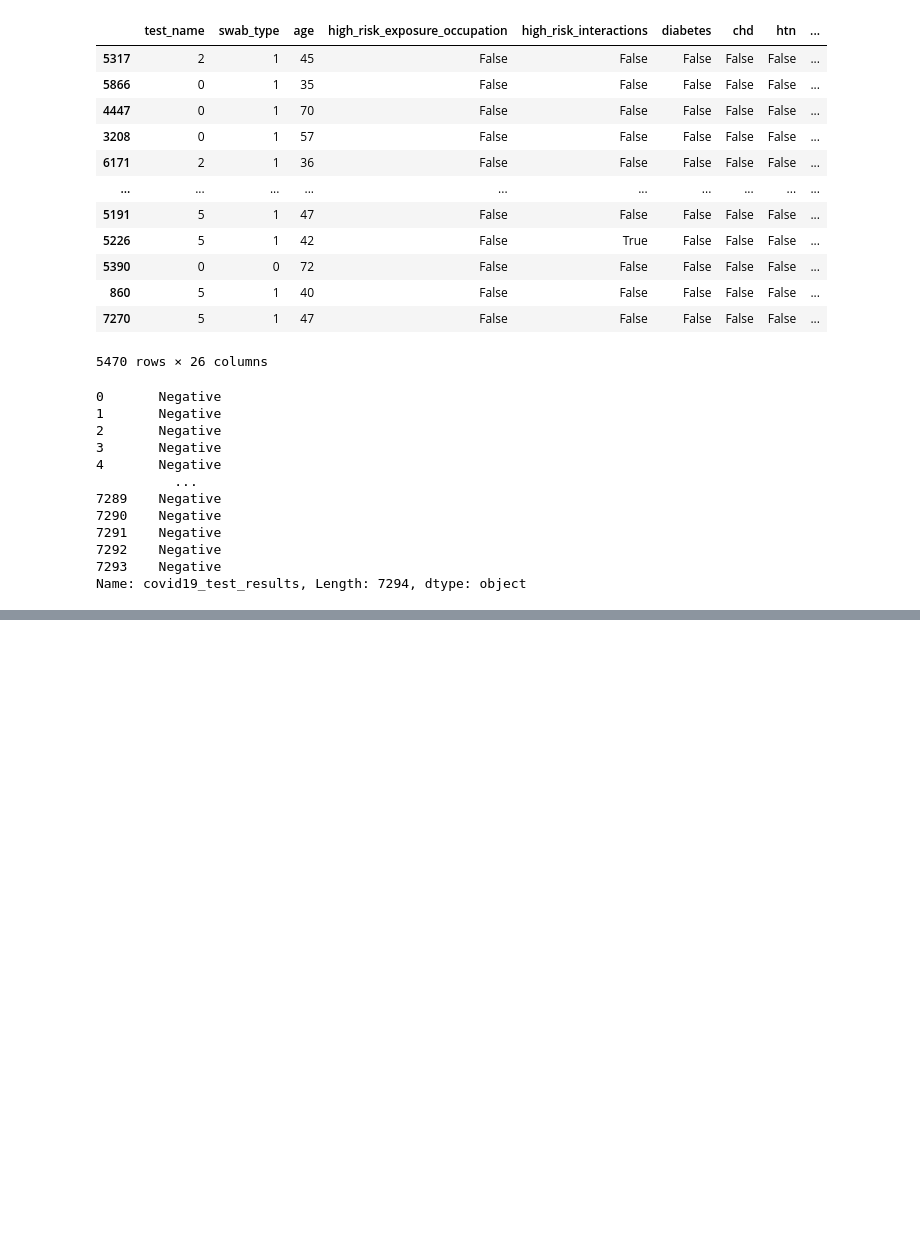
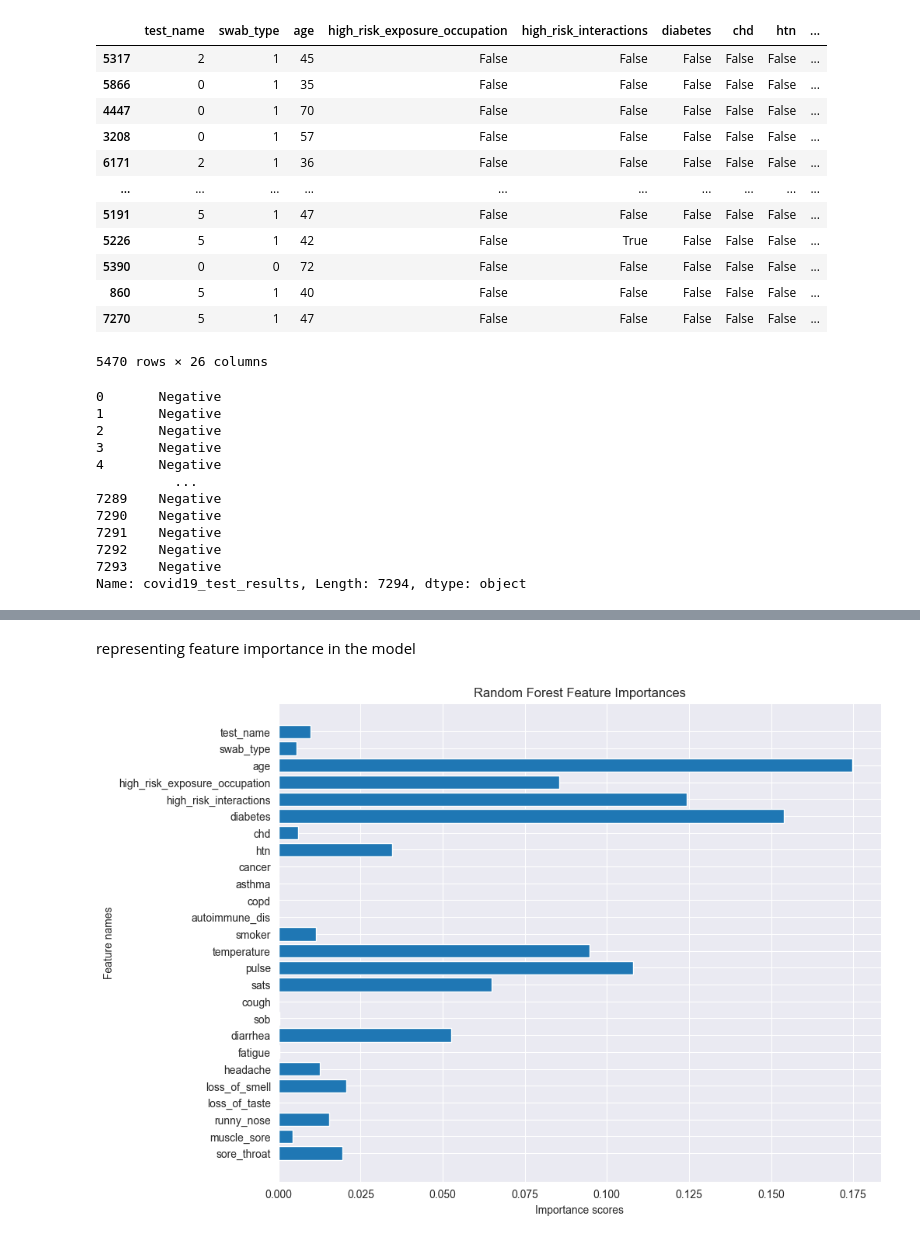
Before and after one commit to soipanhamisi/KNN_Classification_Regression_Analysis, a Jupyter notebook: notebooks/tree-based-modelling.ipynb, the cells around one changed output, grey strips where cells are left out. Cells and saved outputs as stored; diff of their text form; code cells hidden in the pictures; blank space fills up the shorter version.

```diff
--- a/notebooks/tree-based-modelling.ipynb
+++ b/notebooks/tree-based-modelling.ipynb
@@ -317,0 +371,3 @@ Name: covid19_test_results, Length: 7294, dtype: object
+# %%
+from sklearn.ensemble import GradientBoostingClassifier
+covid_gbc = GradientBoostingClassifier(random_state=42).fit(X_train, y_train)
@@ -317,0 +380,16 @@ Name: covid19_test_results, Length: 7294, dtype: object
+# %% [markdown]
+ representing feature importance in the model
+# %%
+import matplotlib.pyplot as plt
+
+n_features = X.shape[1]
+plt.figure(figsize=(10,8))
+plt.barh(range(n_features), covid_gbc.feature_importances_, align="center")
+plt.yticks(range(n_features), X.columns)
+plt.xlabel("Importance scores")
+plt.ylabel("Feature names")
+plt.title("Random Forest Feature Importances")
+plt.gca().invert_yaxis()
+plt.show()
+# %% [output]
+[figure, added]
```
Also changed, not shown: parts of 10 cells of this notebook.
